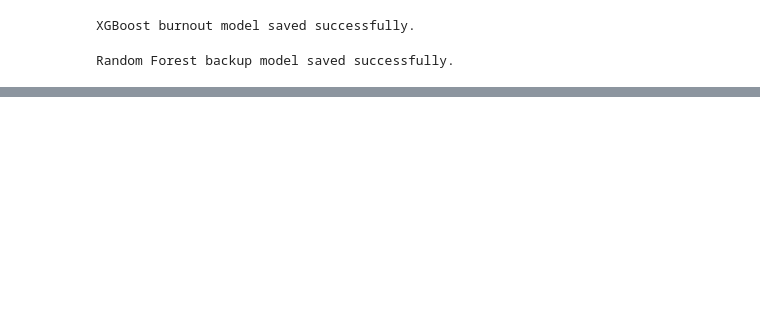
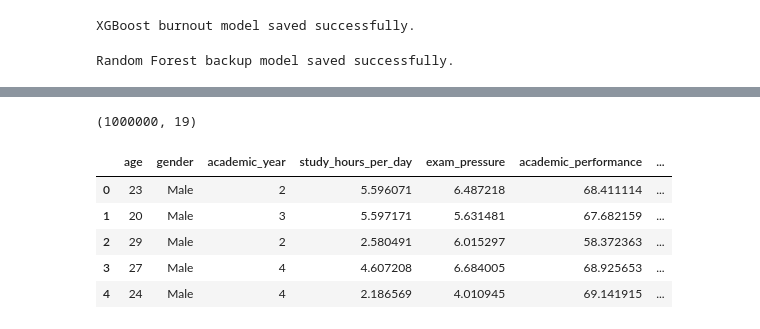
Before and after one commit to mohitbhargav19/Calmify-AI, a Jupyter notebook: Calmify_AI/notebooks/student_mental_health_burnout/02_burnout_model.ipynb, the cells around one changed output, grey strips where cells are left out. Cells and saved outputs as stored; diff of their text form; code cells hidden in the pictures; blank space fills up the shorter version.

```diff
--- a/Calmify_AI/notebooks/student_mental_health_burnout/02_burnout_model.ipynb
+++ b/Calmify_AI/notebooks/student_mental_health_burnout/02_burnout_model.ipynb
@@ -400,0 +424,9 @@ Random Forest backup model saved successfully.
+# %%
+df = pd.read_csv(
+    BASE_DIR /
+    "notebooks" /
+    "preprocessed" /
+    "burnout_feature_engineered.csv"
+)
+
+print(df[["burnout_score", "burnout_level"]].head())
@@ -400,0 +469,20 @@ Random Forest backup model saved successfully.
+# %%
+# Features
+
+X = df.drop(
+    columns=[
+        "burnout_score",
+        "burnout_level"
+    ]
+)
+
+print(X.shape)
+X.head()
+# %% [output]
+(1000000, 19)
+|  | age | gender | academic_year | study_hours_per_day | exam_pressure | academic_performance | ... |
+| 0 | 23 | Male | 2 | 5.596071 | 6.487218 | 68.411114 | ... |
+| 1 | 20 | Male | 3 | 5.597171 | 5.631481 | 67.682159 | ... |
+| 2 | 29 | Male | 2 | 2.580491 | 6.015297 | 58.372363 | ... |
+| 3 | 27 | Male | 4 | 4.607208 | 6.684005 | 68.925653 | ... |
+| 4 | 24 | Male | 4 | 2.186569 | 4.010945 | 69.141915 | ... |
```
Also changed, not shown: parts of 28 cells of this notebook, 18 other files.
